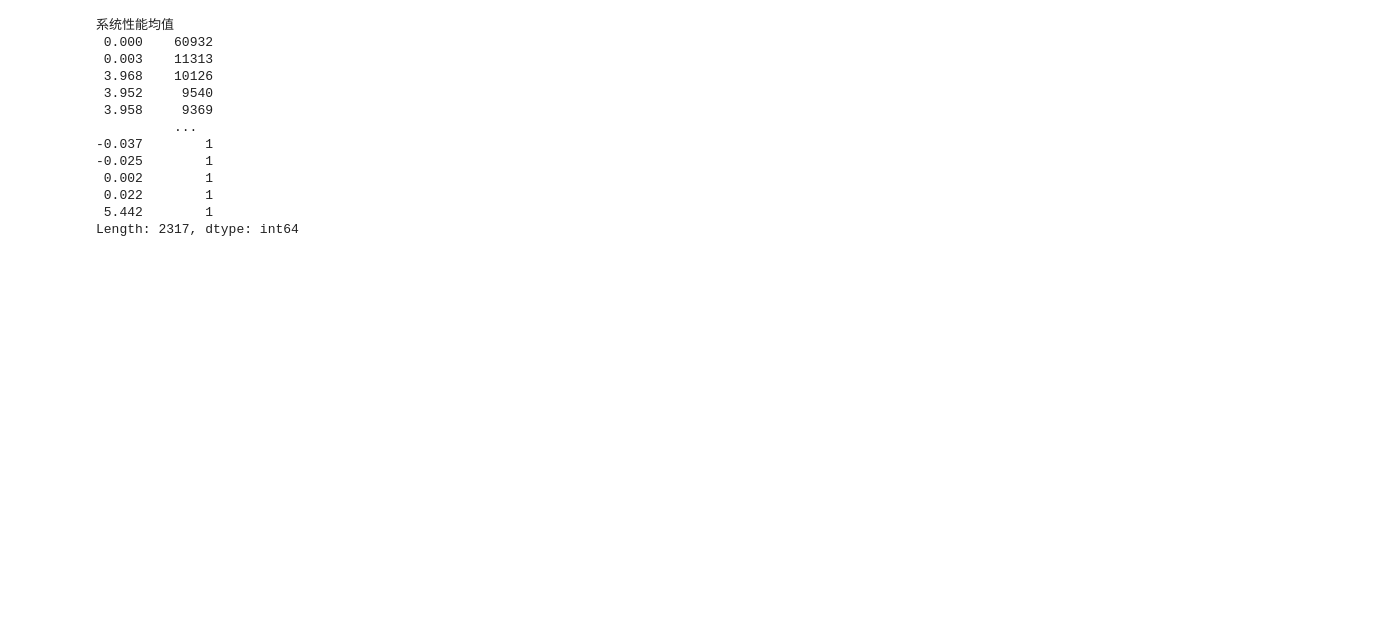
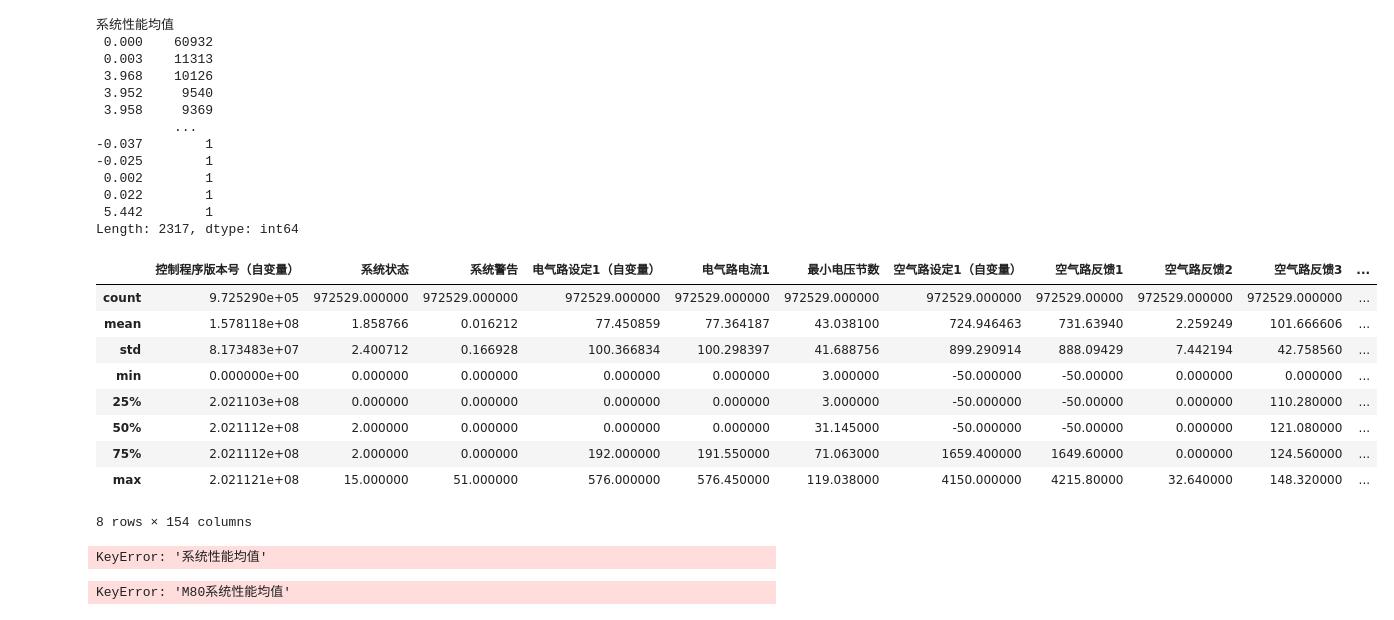
Before and after one commit to YimengZhu/HydroNasis, a Jupyter notebook: data_analysis.ipynb, the cells around one changed output. Drawn from its saved outputs; the diff is of its cells as text; code cells hidden in the pictures; blank space fills up the shorter version.

```diff
--- a/data_analysis.ipynb
+++ b/data_analysis.ipynb
@@ -59,3 +59,24 @@ df_train.value_counts('系统性能均值')
  0.022        1
  5.442        1
 Length: 2317, dtype: int64
+# %%
+df_test.describe()
+# %% [output]
+|  | 控制程序版本号（自变量） | 系统状态 | 系统警告 | 电气路设定1（自变量） | 电气路电流1 | 最小电压节数 | 空气路设定1（自变量） | 空气路反馈1 | 空气路反馈2 | 空气路反馈3 | ... |
+| count | 9.725290e+05 | 972529.000000 | 972529.000000 | 972529.000000 | 972529.000000 | 972529.000000 | 972529.000000 | 972529.00000 | 972529.000000 | 972529.000000 | ... |
+| mean | 1.578118e+08 | 1.858766 | 0.016212 | 77.450859 | 77.364187 | 43.038100 | 724.946463 | 731.63940 | 2.259249 | 101.666606 | ... |
+| std | 8.173483e+07 | 2.400712 | 0.166928 | 100.366834 | 100.298397 | 41.688756 | 899.290914 | 888.09429 | 7.442194 | 42.758560 | ... |
+| min | 0.000000e+00 | 0.000000 | 0.000000 | 0.000000 | 0.000000 | 3.000000 | -50.000000 | -50.00000 | 0.000000 | 0.000000 | ... |
+| 25% | 2.021103e+08 | 0.000000 | 0.000000 | 0.000000 | 0.000000 | 3.000000 | -50.000000 | -50.00000 | 0.000000 | 110.280000 | ... |
+| 50% | 2.021112e+08 | 2.000000 | 0.000000 | 0.000000 | 0.000000 | 31.145000 | -50.000000 | -50.00000 | 0.000000 | 121.080000 | ... |
+| 75% | 2.021112e+08 | 2.000000 | 0.000000 | 192.000000 | 191.550000 | 71.063000 | 1659.400000 | 1649.60000 | 0.000000 | 124.560000 | ... |
+| max | 2.021121e+08 | 15.000000 | 51.000000 | 576.000000 | 576.450000 | 119.038000 | 4150.000000 | 4215.80000 | 32.640000 | 148.320000 | ... |
+8 rows × 154 columns
+# %%
+df_test.value_counts('系统性能均值')
+# %% [output]
+KeyError: '系统性能均值'
+# %%
+df_test.value_counts('M80系统性能均值')
+# %% [output]
+KeyError: 'M80系统性能均值'
```
Also changed, not shown: parts of 2 cells of this notebook, 2 other files.
